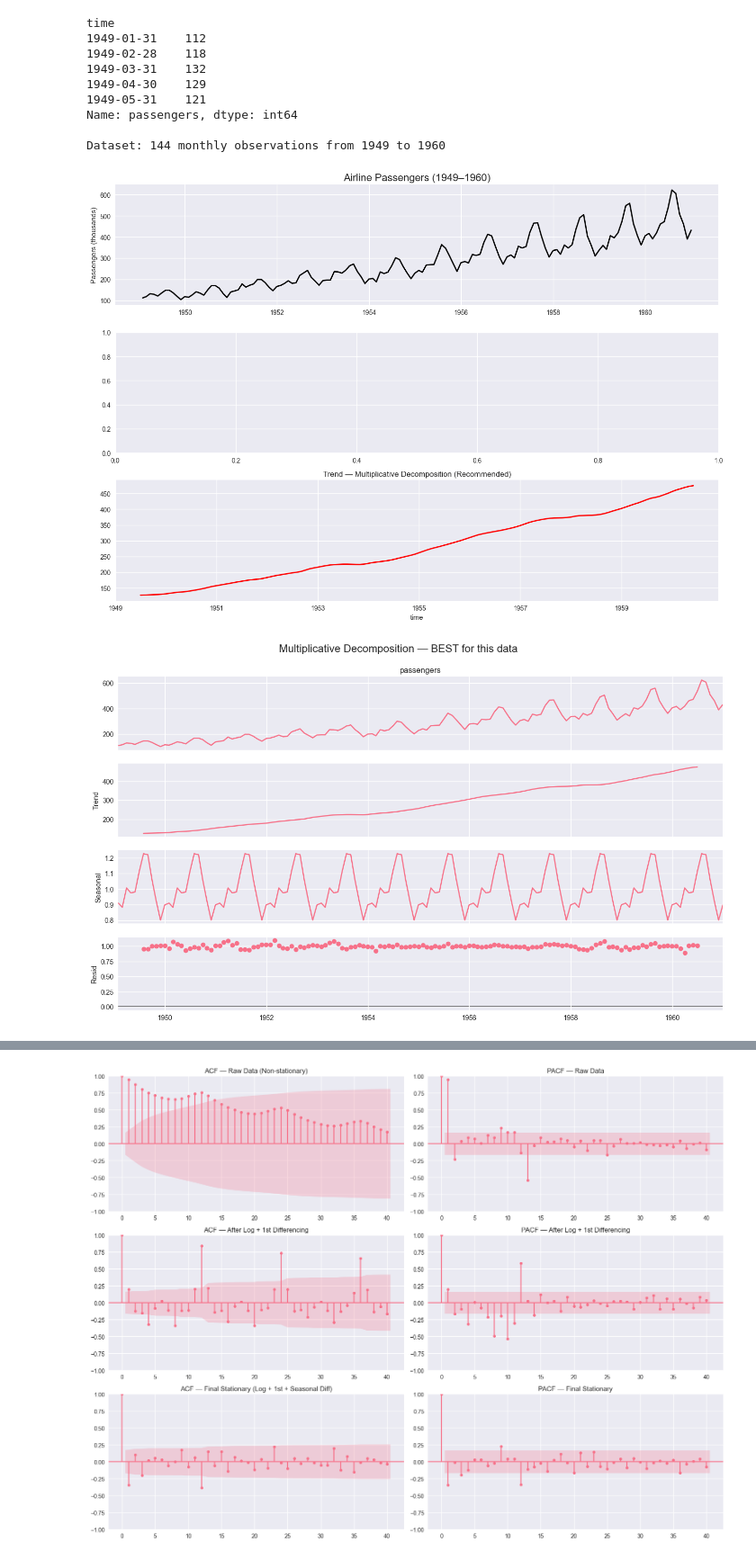
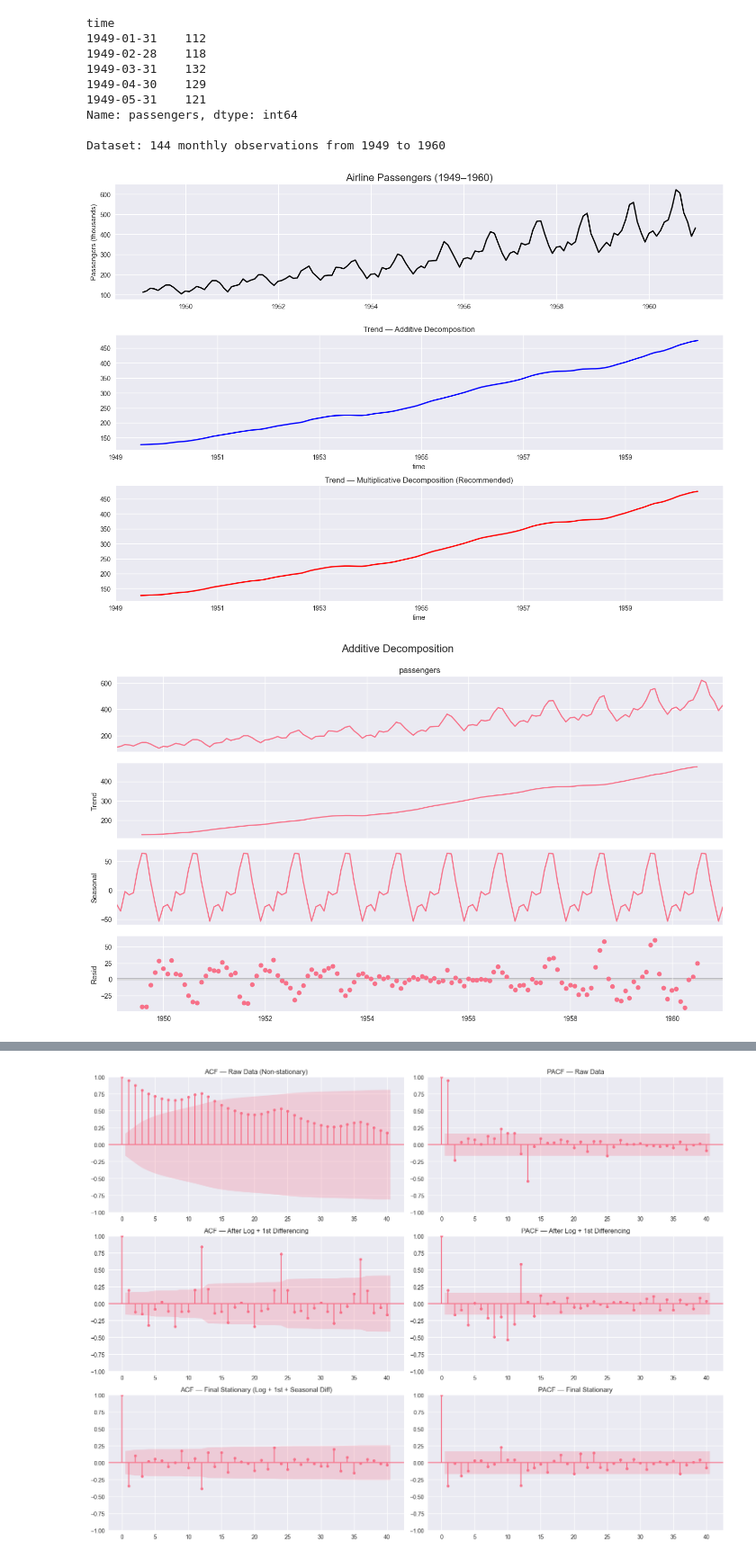
Before and after one commit to Andy12-14/Time_Series_Project, a Jupyter notebook: Practical_part/Final2.ipynb, the cells around one changed output, grey strips where cells are left out. Shown at 90% size. Cells and saved outputs as stored; diff of their text form; code cells hidden in the pictures.

```diff
--- a/Practical_part/Final2.ipynb
+++ b/Practical_part/Final2.ipynb
@@ -40,25 +40,33 @@ Dataset: 144 monthly observations from 1949 to 1960
 # %%
 # Full decomposition (multiplicative is better here!)
 fig, axes = plt.subplots(3, 1, figsize=(14, 10))
 
 # Original series
 axes[0].plot(data, color='black', linewidth=2)
 axes[0].set_title('Airline Passengers (1949–1960)', fontsize=16)
 axes[0].set_ylabel('Passengers (thousands)')
 
+# Additive decomposition trend
+decomp_add = seasonal_decompose(data, model='additive', period=12)
+decomp_add.trend.plot(ax=axes[1], color='blue', linewidth=2)
+axes[1].set_title('Trend — Additive Decomposition')
 
 # Multiplicative decomposition trend
 decomp_mult = seasonal_decompose(data, model='multiplicative', period=12)
 decomp_mult.trend.plot(ax=axes[2], color='red', linewidth=2)
 axes[2].set_title('Trend — Multiplicative Decomposition (Recommended)')
 
 plt.tight_layout()
 plt.show()
 
+# Full plots
+decomp_add.plot().set_size_inches(14, 8)
+plt.suptitle('Additive Decomposition', fontsize=16, y=1.02)
+plt.show()
 
 decomp_mult.plot().set_size_inches(14, 8)
 plt.suptitle('Multiplicative Decomposition — BEST for this data', fontsize=16, y=1.02)
 plt.show()
 # %% [output]
-[figure, old version]
+[figure, new version]
-[figure, old version]
+[figure, new version]
```
Also changed, not shown: parts of 11 cells of this notebook, 1 other file.
